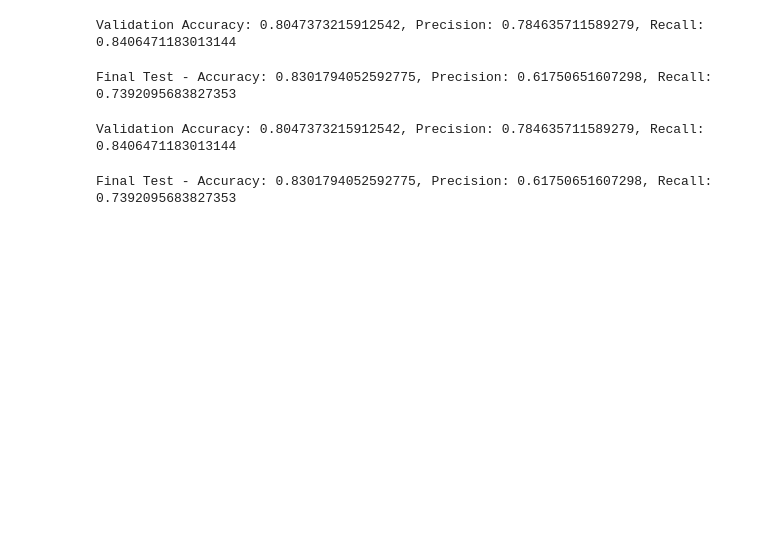
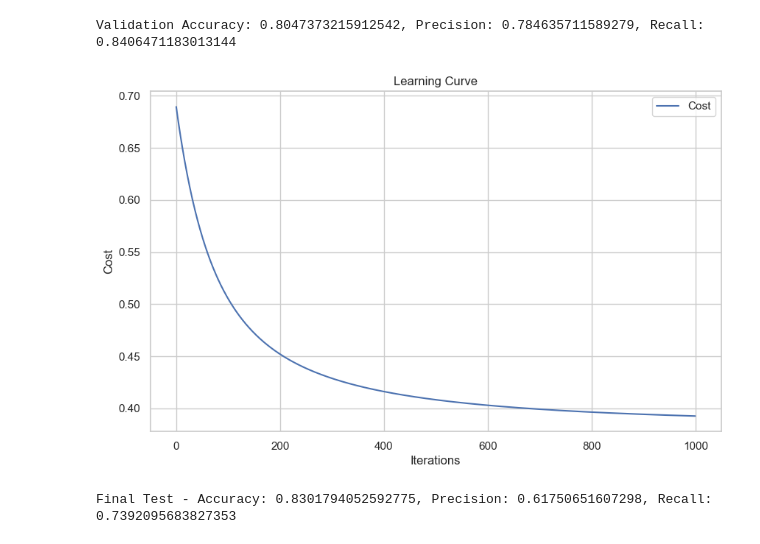
Before and after one commit to ShubhamPandya98/Statistical-Learning-Project, a Jupyter notebook: Income_Analysis.ipynb, the cells around one changed output. Drawn from its saved outputs; the diff is of its cells as text; code cells hidden in the pictures; blank space fills up the shorter version.

```diff
--- a/Income_Analysis.ipynb
+++ b/Income_Analysis.ipynb
@@ -521,6 +521,8 @@ set(encoded_data_df.columns) - set(encoded_test_df.columns)
 set()
 # %%
 import numpy as np
+import matplotlib.pyplot as plt
+from mpl_toolkits.mplot3d import Axes3D
 from tqdm import tqdm
 
 class LogisticRegression:
@@ -531,6 +533,7 @@ class LogisticRegression:
         self.weights = None
         self.regularization = regularization
         self.lambda_ = lambda_
+        self.cost_history = []
 
     def add_intercept(self, X):
         return np.hstack((np.ones((X.shape[0], 1)), X))
@@ -574,6 +577,7 @@ class LogisticRegression:
             gradient = self.gradient(X_with_intercept, y)
             self.weights -= self.learning_rate * gradient
             cost = self.compute_cost(X_with_intercept, y)
+            self.cost_history.append(cost)
             if i > 0 and abs(self.prev_cost - cost) < self.tol:
                 break
             self.prev_cost = cost
@@ -593,6 +597,16 @@ class LogisticRegression:
         precision = np.sum((y_pred == 1) & (y == 1)) / np.sum(y_pred == 1) if np.sum(y_pred == 1) > 0 else 0
         recall = np.sum((y_pred == 1) & (y == 1)) / np.sum(y == 1) if np.sum(y == 1) > 0 else 0
         return accuracy, precision, recall
+
+    def plot_learning_curve(self):
+        """ Plot the learning curve (cost vs iteration). """
+        plt.figure(figsize=(10, 6))
+        plt.plot(np.arange(len(self.cost_history)), self.cost_history, label='Cost')
+        plt.title('Learning Curve')
+        plt.xlabel('Iterations')
+        plt.ylabel('Cost')
+        plt.legend()
+        plt.show()
 # %%
 import numpy as np
 
@@ -635,6 +653,11 @@ accuracy, precision, recall = model.evaluate(X_test, y_test)
 print(f"Validation Accuracy: {accuracy}, Precision: {precision}, Recall: {recall}")
 # %% [output]
 Validation Accuracy: 0.8047373215912542, Precision: 0.784635711589279, Recall: 0.8406471183013144
+# %%
+# Plotting the learning curve
+model.plot_learning_curve()
+# %% [output]
+[figure, added]
 # %%
 X_final_test = encoded_test_df.drop('income', axis=1).values
 y_final_test = encoded_test_df['income'].values
@@ -652,12 +667,0 @@ model.fit(X_train, y_train)
-# %%
-accuracy, precision, recall = model.evaluate(X_test, y_test)
-print(f"Validation Accuracy: {accuracy}, Precision: {precision}, Recall: {recall}")
-# %% [output]
-Validation Accuracy: 0.8047373215912542, Precision: 0.784635711589279, Recall: 0.8406471183013144
-# %%
-X_final_test = encoded_test_df.drop('income', axis=1).values
-y_final_test = encoded_test_df['income'].values
-final_accuracy, final_precision, final_recall = model.evaluate(X_final_test, y_final_test)
-print(f"Final Test - Accuracy: {final_accuracy}, Precision: {final_precision}, Recall: {final_recall}")
-# %% [output]
-Final Test - Accuracy: 0.8301794052592775, Precision: 0.61750651607298, Recall: 0.7392095683827353
```
Also changed, not shown: parts of 30 cells of this notebook.
